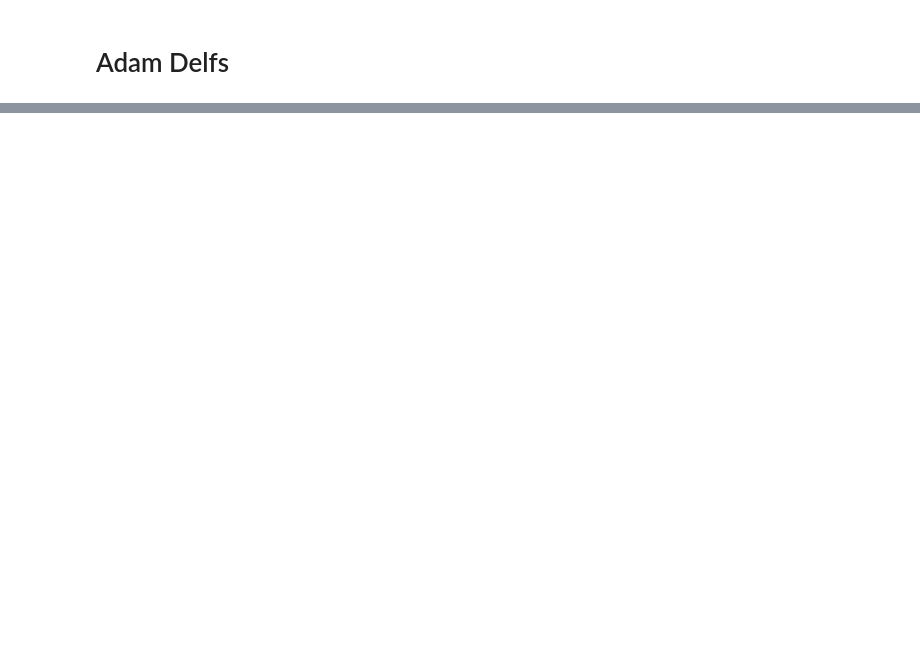
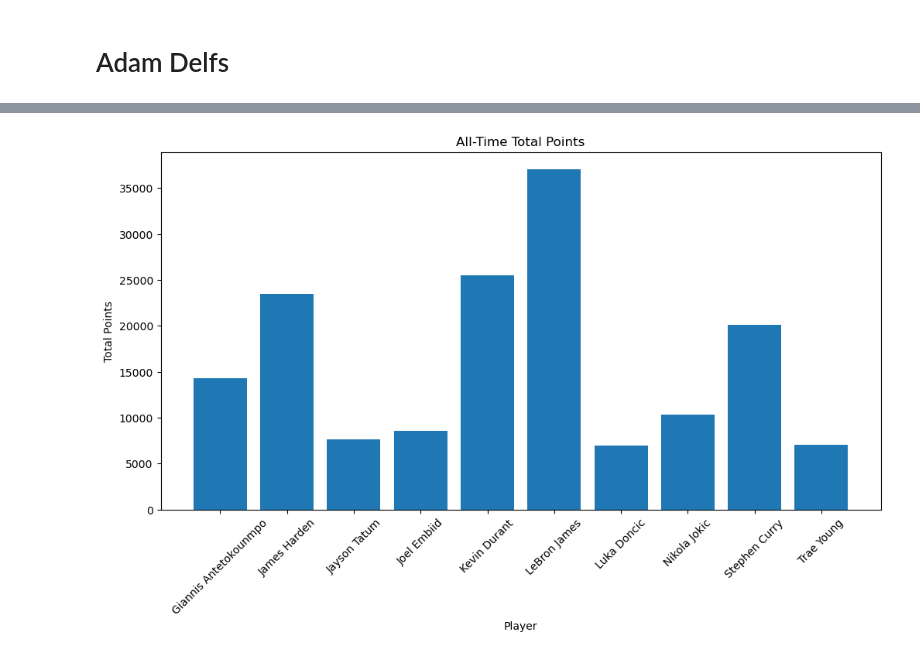
Before and after one commit to ubco-W2022T2-data301/project-group-group39, a Jupyter notebook: analysis/analysis1.ipynb, the cells around one changed output, grey strips where cells are left out. Saved outputs shown, nothing was run; the diff lists cells and outputs as text; code cells hidden in the pictures; blank space fills up the shorter version.

```diff
--- a/analysis/analysis1.ipynb
+++ b/analysis/analysis1.ipynb
@@ -17,0 +46,20 @@ pd.read_csv("../data/raw/archive (2)/player.csv")
+# %%
+import pandas as pd
+import matplotlib.pyplot as plt
+
+df = pd.read_csv("../data/raw/archive (2)/all_seasons.csv")
+
+players = ["Stephen Curry", "Giannis Antetokounmpo", "Luka Doncic", "Kevin Durant", "Nikola Jokic", "Joel Embiid", "LeBron James",'James Harden', 'Trae Young','Jayson Tatum']
+player_stats = df[df["player_name"].isin(players)][["player_name", "pts", "gp"]]
+player_stats["true_total_pts"] = player_stats["pts"] * player_stats["gp"]
+grouped = player_stats.groupby("player_name").agg({"true_total_pts": "sum"}).reset_index()
+
+plt.figure(figsize=(12,6))
+plt.bar(grouped["player_name"], grouped["true_total_pts"])
+plt.xlabel("Player")
+plt.ylabel("Total Points")
+plt.title("All-Time Total Points")
+plt.xticks(rotation=45)
+plt.show()
+# %% [output]
+[figure, added]
```
Also changed, not shown: parts of 8 cells of this notebook, 1 other file.
